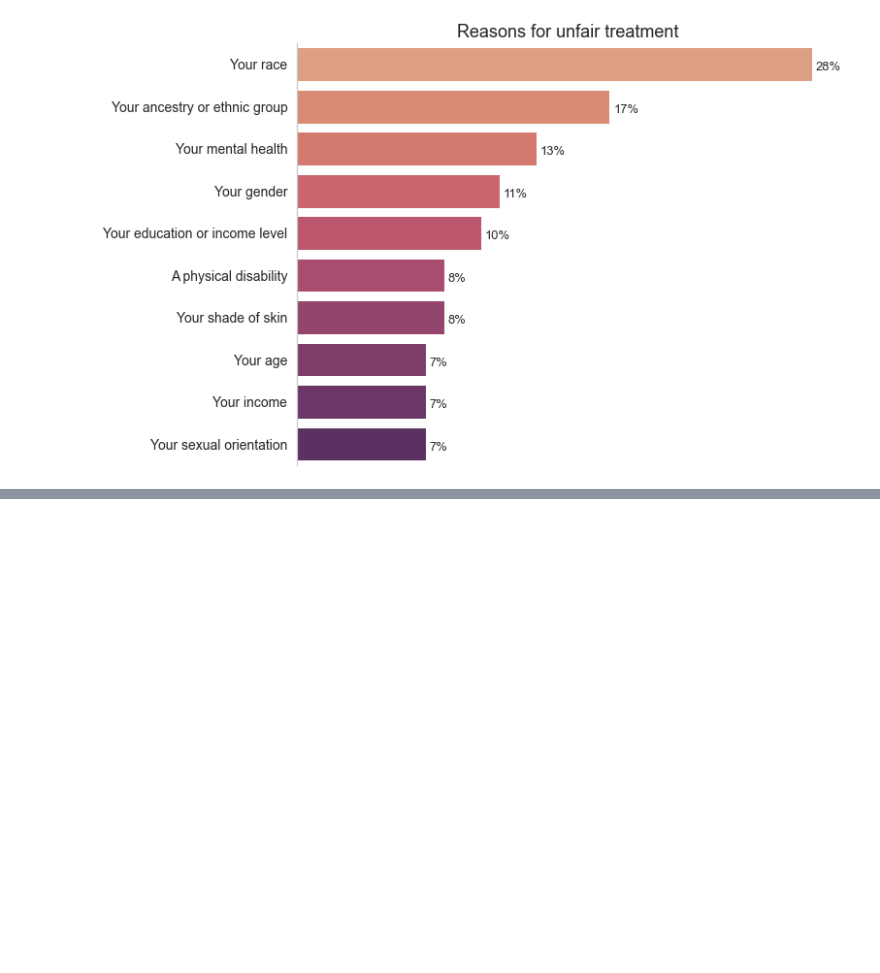
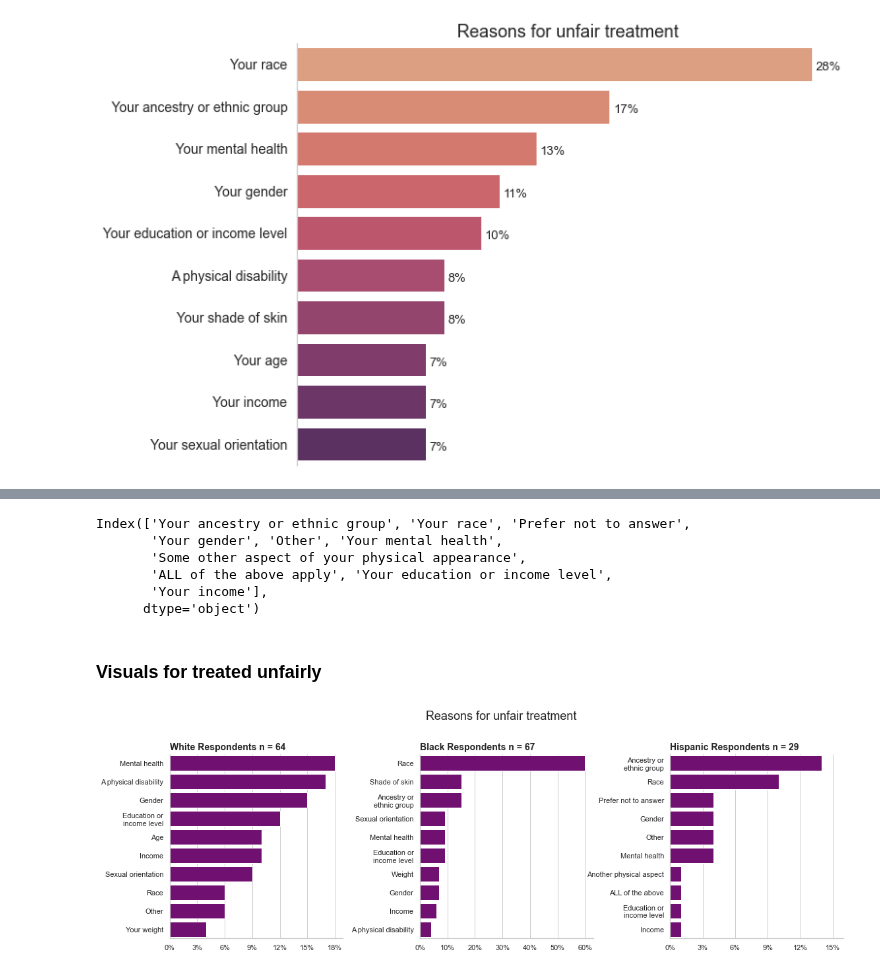
Before and after one commit to Dawn-Chorus-Group/Alameda_QIA, a Jupyter notebook: ARISE wellbeing workbook.ipynb, the cells around one changed output, grey strips where cells are left out. Saved outputs shown, nothing was run; the diff lists cells and outputs as text; code cells hidden in the pictures; blank space fills up the shorter version.

```diff
--- a/ARISE wellbeing workbook.ipynb
+++ b/ARISE wellbeing workbook.ipynb
@@ -771,0 +863,9 @@ plt.savefig('./Figures/'+  'main reasons' , bbox_inches = 'tight', edgecolor='w'
+# %%
+latino.drop(columns=['count','race_2'], inplace=True)
+
+latino_count = latino.sum().sort_values(ascending=False)
+
+latino_pct = (latino_count/64)*100
+latino_pct = latino_pct.astype('int')[:10]
+
+latino_pct
@@ -771,0 +884,50 @@ plt.savefig('./Figures/'+  'main reasons' , bbox_inches = 'tight', edgecolor='w'
+# %%
+latino_pct.index
+# %% [output]
+Index(['Your ancestry or ethnic group', 'Your race', 'Prefer not to answer',
+       'Your gender', 'Other', 'Your mental health',
+       'Some other aspect of your physical appearance',
+       'ALL of the above apply', 'Your education or income level',
+       'Your income'],
+      dtype='object')
+# %%
+latino_index = [
+       'Ancestry or\nethnic group', 'Race', 'Prefer not to answer',
+       'Gender', 'Other', 'Mental health',
+       'Another physical aspect',
+       'ALL of the above', 'Education or\nincome level',
+       'Income'
+]
+latino_pct.index = latino_index
+# %% [markdown]
+### Visuals for treated unfairly
+# %%
+sns.set(style='whitegrid')
+# %%
+fig, axs = plt.subplots(1, 3, figsize=(15, 5))
+fig.suptitle('Reasons for unfair treatment', fontsize=18, y=1.05)
+fig.tight_layout(w_pad=7)
+
+
+sns.barplot(ax=axs[0], x=white_pct.values, y=white_pct.index, color='#800080')
+sns.despine()
+axs[0].set_title('White Respondents n = 64', loc='left', fontdict={'weight':'bold'}, fontsize=14)
+axs[0].set_xticks([0, 3, 6, 9, 12, 15, 18])
+axs[0].set_xticklabels(['0%', '3%', '6%', '9%', '12%', '15%', '18%'])
+# axs[0].set_xlim([0, 31])
+
+sns.barplot(ax=axs[1],x=black_pct.values, y=black_pct.index, color='#800080')
+sns.despine()
+axs[1].set_title('Black Respondents n = 67', loc='left', fontdict={'weight':'bold'}, fontsize=14)
+axs[1].set_xticks([0, 10, 20, 30, 40, 50, 60])
+axs[1].set_xticklabels(['0%', '10%', '20%', '30%', '40%', '50%', '60%'])
+
+sns.barplot(ax=axs[2],x=latino_pct.values, y=latino_pct.index, color='#800080')
+sns.despine()
+axs[2].set_title('Hispanic Respondents n = 29', loc='left', fontdict={'weight':'bold'}, fontsize=14)
+axs[2].set_xticks([0, 3, 6, 9, 12, 15])
+axs[2].set_xticklabels(['0%', '3%', '6%', '9%', '12%', '15%'])
+axs[2].set_xlim([0, 16])
+plt.savefig('./Figures/'+ 'reasons treated unfairly', bbox_inches = 'tight', edgecolor='w', dpi=300);
+# %% [output]
+[figure, added]
```
Also changed, not shown: parts of 134 cells of this notebook.
